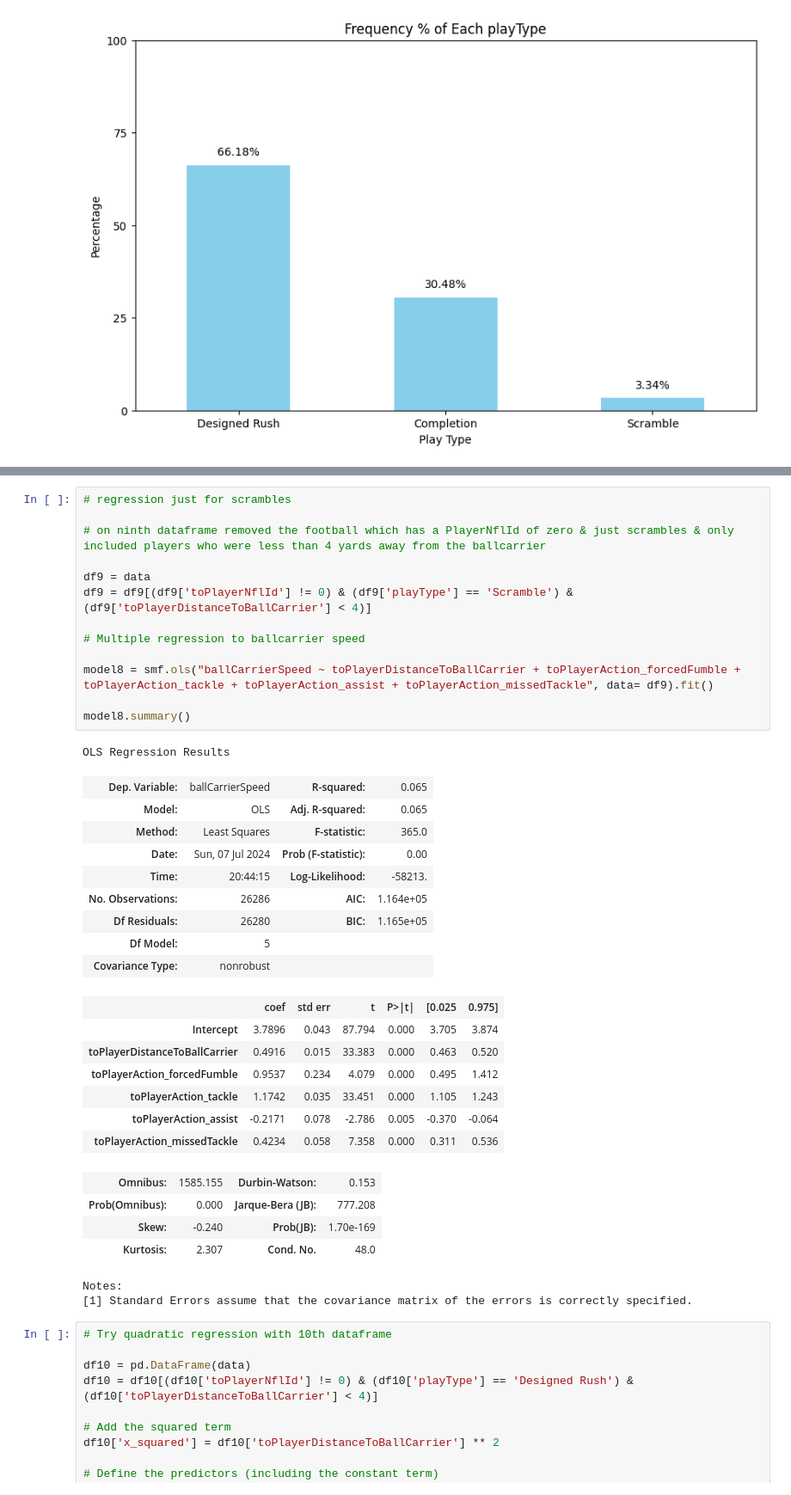
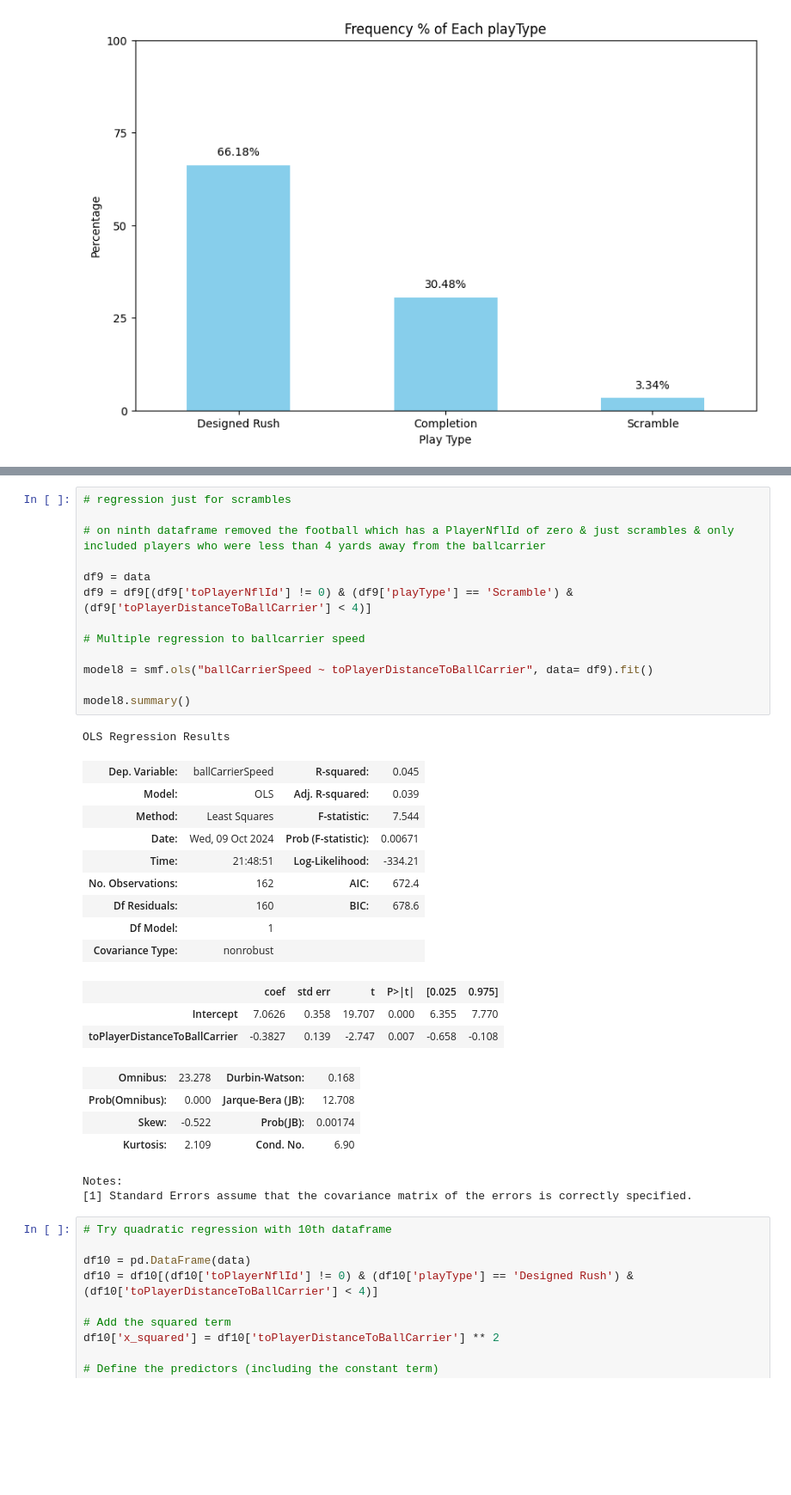
Before and after one commit to danoff/lending-a-hand-in-bringing-ballcarriers-down, a Jupyter notebook: Run_regressions.ipynb, the cells around one changed output, grey strips where cells are left out. Shown at 86% size. Cells and saved outputs as stored; diff of their text form; blank space fills up the shorter version.

Commit message:
Removed extra independent variables

```diff
--- a/Run_regressions.ipynb
+++ b/Run_regressions.ipynb
@@ -506,38 +498,34 @@ Notes:
 # %%
 # regression just for scrambles
 
 # on ninth dataframe removed the football which has a PlayerNflId of zero & just scrambles & only included players who were less than 4 yards away from the ballcarrier
 
 df9 = data
 df9 = df9[(df9['toPlayerNflId'] != 0) & (df9['playType'] == 'Scramble') & (df9['toPlayerDistanceToBallCarrier'] < 4)]
 
 # Multiple regression to ballcarrier speed
 
-model8 = smf.ols("ballCarrierSpeed ~ toPlayerDistanceToBallCarrier + toPlayerAction_forcedFumble + toPlayerAction_tackle + toPlayerAction_assist + toPlayerAction_missedTackle", data= df9).fit()
+model8 = smf.ols("ballCarrierSpeed ~ toPlayerDistanceToBallCarrier", data= df9).fit()
 
 model8.summary()
 # %% [output]
 OLS Regression Results
-| Dep. Variable: | ballCarrierSpeed | R-squared: | 0.065 |
-| Model: | OLS | Adj. R-squared: | 0.065 |
-| Method: | Least Squares | F-statistic: | 365.0 |
-| Date: | Sun, 07 Jul 2024 | Prob (F-statistic): | 0.00 |
-| Time: | 20:44:15 | Log-Likelihood: | -58213. |
-| No. Observations: | 26286 | AIC: | 1.164e+05 |
-| Df Residuals: | 26280 | BIC: | 1.165e+05 |
-| Df Model: | 5 |  |  |
+| Dep. Variable: | ballCarrierSpeed | R-squared: | 0.045 |
+| Model: | OLS | Adj. R-squared: | 0.039 |
+| Method: | Least Squares | F-statistic: | 7.544 |
+| Date: | Wed, 09 Oct 2024 | Prob (F-statistic): | 0.00671 |
+| Time: | 21:48:51 | Log-Likelihood: | -334.21 |
+| No. Observations: | 162 | AIC: | 672.4 |
+| Df Residuals: | 160 | BIC: | 678.6 |
+| Df Model: | 1 |  |  |
 | Covariance Type: | nonrobust |  |  |
 |  | coef | std err | t | P>|t| | [0.025 | 0.975] |
-| Intercept | 3.7896 | 0.043 | 87.794 | 0.000 | 3.705 | 3.874 |
-| toPlayerDistanceToBallCarrier | 0.4916 | 0.015 | 33.383 | 0.000 | 0.463 | 0.520 |
-| toPlayerAction_forcedFumble | 0.9537 | 0.234 | 4.079 | 0.000 | 0.495 | 1.412 |
-| toPlayerAction_tackle | 1.1742 | 0.035 | 33.451 | 0.000 | 1.105 | 1.243 |
-| toPlayerAction_assist | -0.2171 | 0.078 | -2.786 | 0.005 | -0.370 | -0.064 |
-| toPlayerAction_missedTackle | 0.4234 | 0.058 | 7.358 | 0.000 | 0.311 | 0.536 |
+| Intercept | 7.0626 | 0.358 | 19.707 | 0.000 | 6.355 | 7.770 |
+| toPlayerDistanceToBallCarrier | -0.3827 | 0.139 | -2.747 | 0.007 | -0.658 | -0.108 |
-| Omnibus: | 1585.155 | Durbin-Watson: | 0.153 |
-| Prob(Omnibus): | 0.000 | Jarque-Bera (JB): | 777.208 |
-| Skew: | -0.240 | Prob(JB): | 1.70e-169 |
-| Kurtosis: | 2.307 | Cond. No. | 48.0 |
+| Omnibus: | 23.278 | Durbin-Watson: | 0.168 |
+| Prob(Omnibus): | 0.000 | Jarque-Bera (JB): | 12.708 |
+| Skew: | -0.522 | Prob(JB): | 0.00174 |
+| Kurtosis: | 2.109 | Cond. No. | 6.90 |
 Notes:
 [1] Standard Errors assume that the covariance matrix of the errors is correctly specified.
 # %%
```
Also changed, not shown: parts of 8 cells of this notebook.
